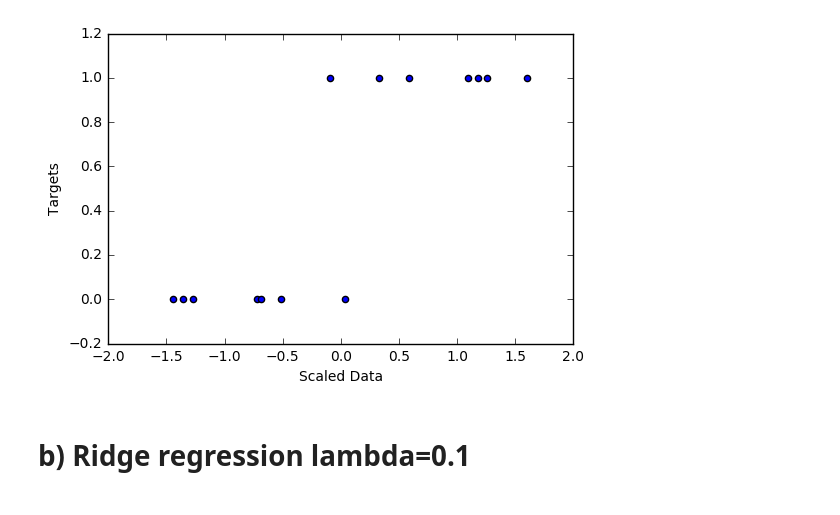
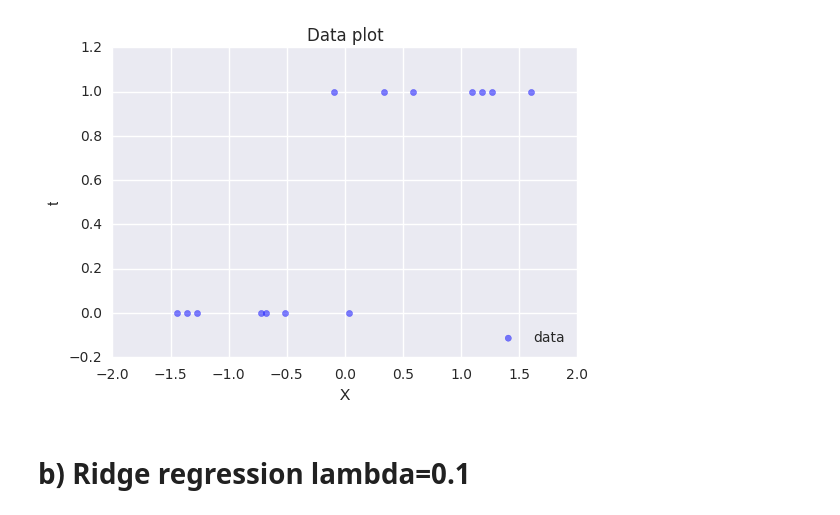
Before and after one commit to AnkitDutta7/Machine-Learning-IEOR290, a Jupyter notebook: HW5_Ankit_dutta.ipynb, the cells around one changed output. Cells and saved outputs as stored; diff of their text form; code cells hidden in the pictures.

```diff
--- a/HW5_Ankit_dutta.ipynb
+++ b/HW5_Ankit_dutta.ipynb
@@ -16,13 +18,16 @@ t=t.reshape(14,1)
 # %%
 X= StandardScaler(0,1).fit_transform(X)
 # %%
-plt.scatter(X,t)
+plt.scatter(X,t,color="blue",alpha=0.5,label="data")
 plt.ylabel("Targets")
 plt.xlabel("Scaled Data")
-
+plt.xlabel('X')
+plt.ylabel('t')
+plt.legend(loc='lower right')
+plt.title("Data plot")
 plt.show()
 # %% [output]
-[figure, old version]
+[figure, new version]
 # %% [markdown]
 # b) Ridge regression lambda=0.1
 # %%
```
Also changed, not shown: parts of 25 cells of this notebook.
